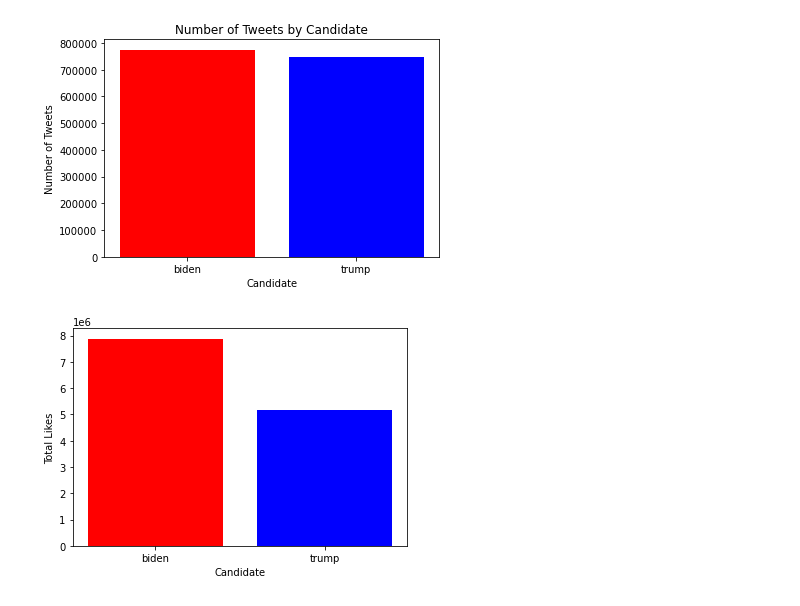
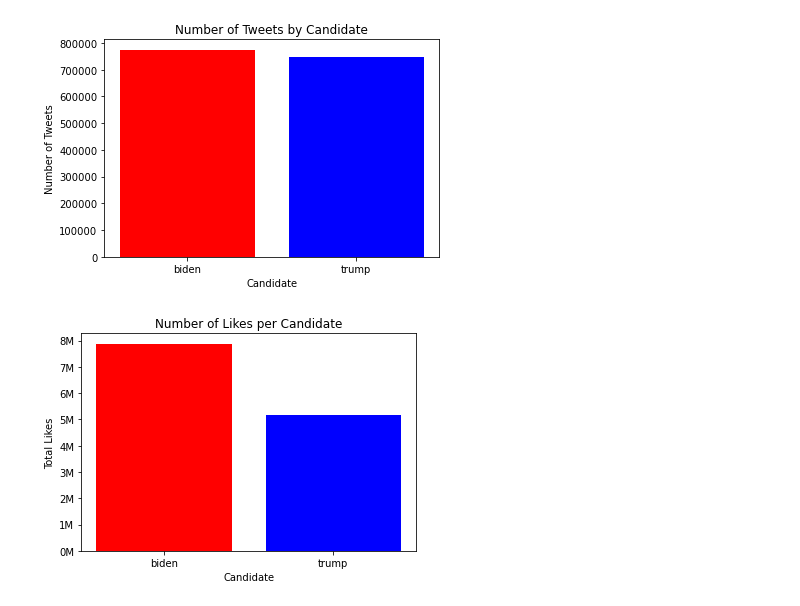
Before and after one commit to renatovfreitas/DataCircle_Twitter_Project, a Jupyter notebook: Twitter.ipynb, the cells around one changed output. Drawn from its saved outputs; the diff is of its cells as text; code cells hidden in the pictures.

Commit message:
ChartBuilder

```diff
--- a/Twitter.ipynb
+++ b/Twitter.ipynb
@@ -104,8 +107,10 @@ plt.show()
 # %%
 likes_comparision = df.groupby('candidate')['likes'].sum().reset_index()
 plt.bar(likes_comparision['candidate'], likes_comparision['likes'], color=['red', 'blue'])
 plt.xlabel('Candidate')
 plt.ylabel('Total Likes')
+plt.gca().yaxis.set_major_formatter(mtick.FuncFormatter(lambda x, _: f'{x*1e-6:.0f}M'))
+plt.title('Number of Likes per Candidate')
 plt.show()
 # %% [output]
-[figure, old version]
+[figure, new version]
```
Also changed, not shown: parts of 6 cells of this notebook.
